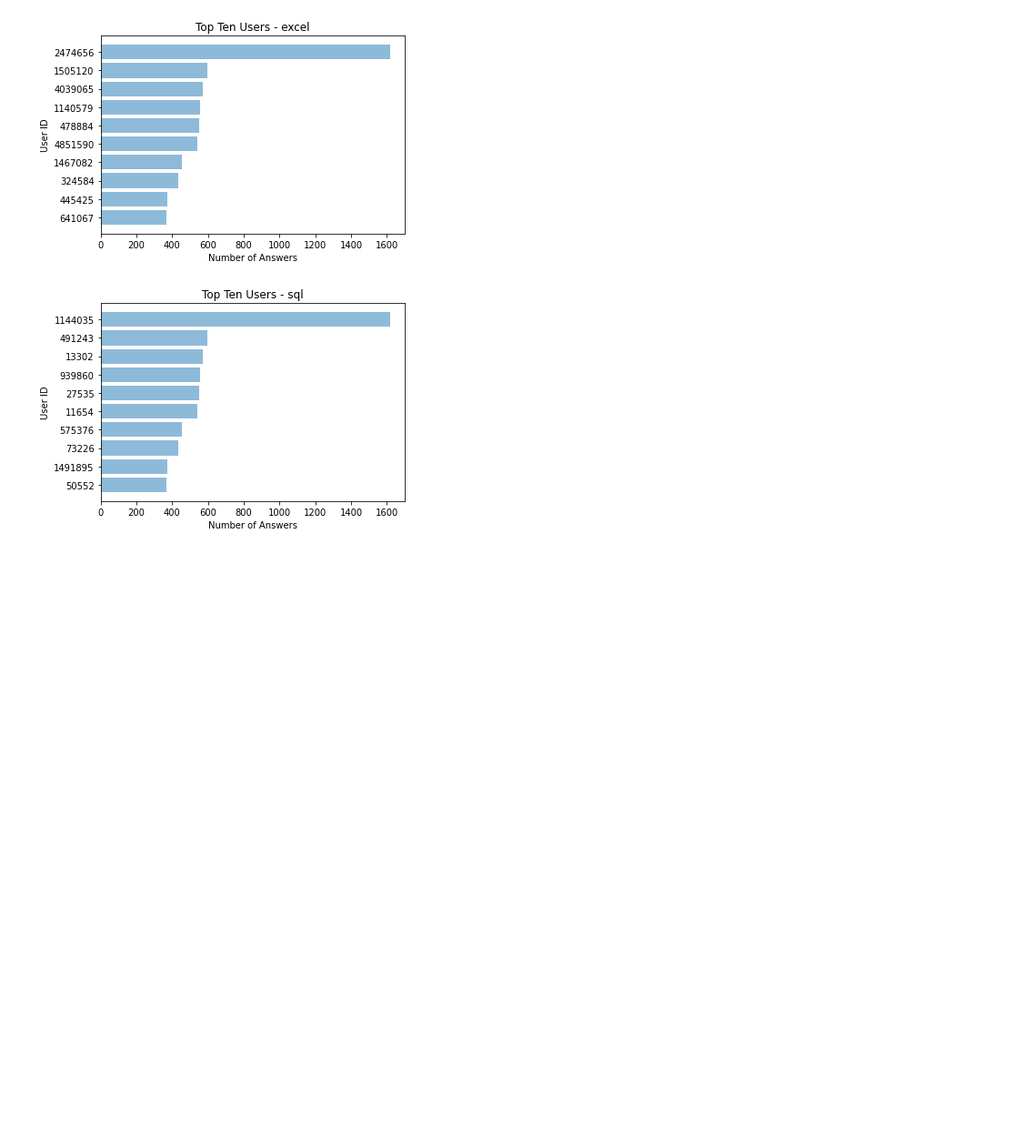
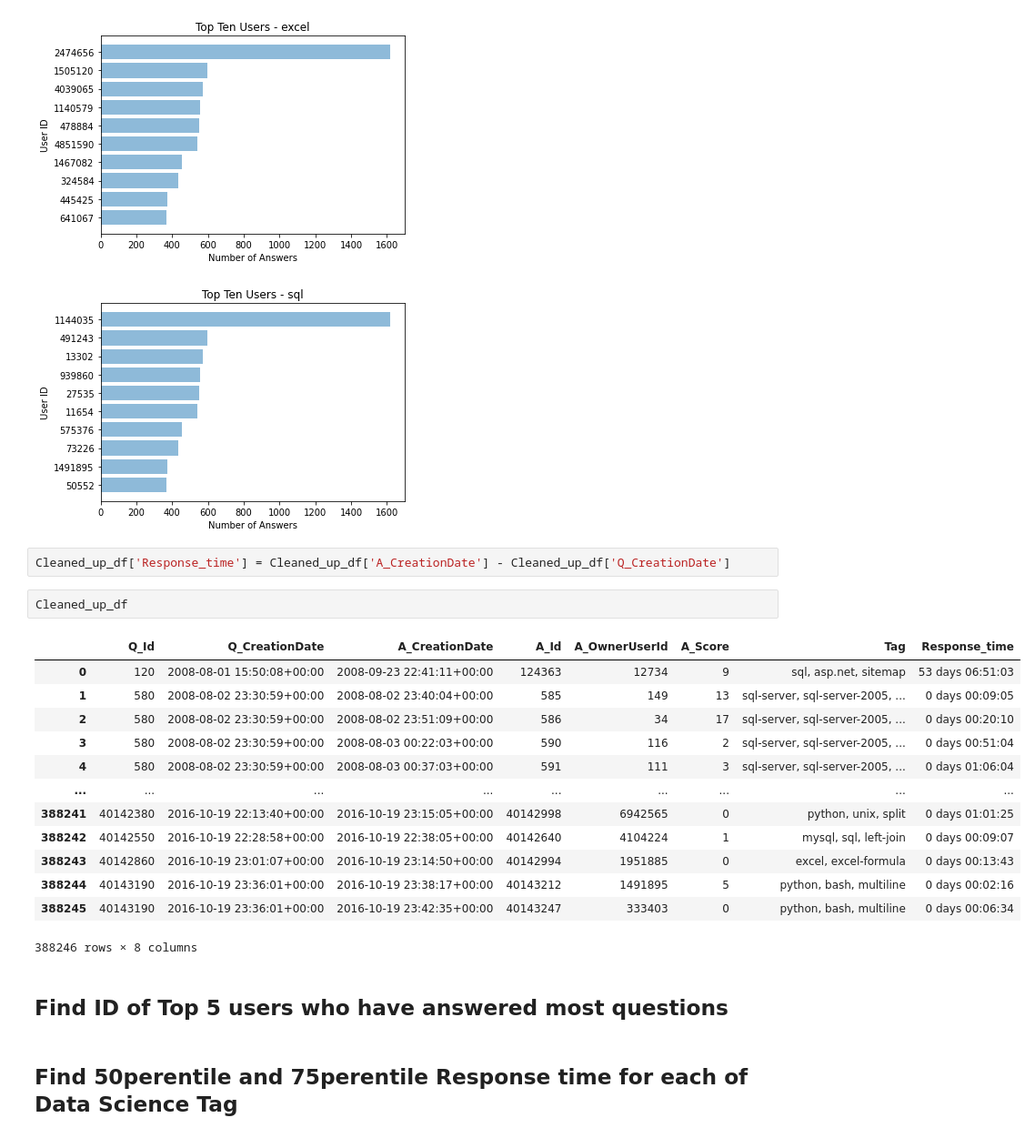
Before and after one commit to prajwalpai/Upgrad-Assignments, a Jupyter notebook: SO_Assignment.ipynb, the cells around one changed output. Shown: that part at 91% size. Drawn from its saved outputs; the diff is of its cells as text; blank space fills up the shorter version.

```diff
--- a/SO_Assignment.ipynb
+++ b/SO_Assignment.ipynb
@@ -541,3 +553,25 @@ for tag in ds_tags:
 [figure]
 [figure]
 [figure]
+# %%
+Cleaned_up_df['Response_time'] = Cleaned_up_df['A_CreationDate'] - Cleaned_up_df['Q_CreationDate']
+# %%
+Cleaned_up_df
+# %% [output]
+|  | Q_Id | Q_CreationDate | A_CreationDate | A_Id | A_OwnerUserId | A_Score | Tag | Response_time |
+| 0 | 120 | 2008-08-01 15:50:08+00:00 | 2008-09-23 22:41:11+00:00 | 124363 | 12734 | 9 | sql, asp.net, sitemap | 53 days 06:51:03 |
+| 1 | 580 | 2008-08-02 23:30:59+00:00 | 2008-08-02 23:40:04+00:00 | 585 | 149 | 13 | sql-server, sql-server-2005, ... | 0 days 00:09:05 |
+| 2 | 580 | 2008-08-02 23:30:59+00:00 | 2008-08-02 23:51:09+00:00 | 586 | 34 | 17 | sql-server, sql-server-2005, ... | 0 days 00:20:10 |
+| 3 | 580 | 2008-08-02 23:30:59+00:00 | 2008-08-03 00:22:03+00:00 | 590 | 116 | 2 | sql-server, sql-server-2005, ... | 0 days 00:51:04 |
+| 4 | 580 | 2008-08-02 23:30:59+00:00 | 2008-08-03 00:37:03+00:00 | 591 | 111 | 3 | sql-server, sql-server-2005, ... | 0 days 01:06:04 |
+| ... | ... | ... | ... | ... | ... | ... | ... | ... |
+| 388241 | 40142380 | 2016-10-19 22:13:40+00:00 | 2016-10-19 23:15:05+00:00 | 40142998 | 6942565 | 0 | python, unix, split | 0 days 01:01:25 |
+| 388242 | 40142550 | 2016-10-19 22:28:58+00:00 | 2016-10-19 22:38:05+00:00 | 40142640 | 4104224 | 1 | mysql, sql, left-join | 0 days 00:09:07 |
+| 388243 | 40142860 | 2016-10-19 23:01:07+00:00 | 2016-10-19 23:14:50+00:00 | 40142994 | 1951885 | 0 | excel, excel-formula | 0 days 00:13:43 |
+| 388244 | 40143190 | 2016-10-19 23:36:01+00:00 | 2016-10-19 23:38:17+00:00 | 40143212 | 1491895 | 5 | python, bash, multiline | 0 days 00:02:16 |
+| 388245 | 40143190 | 2016-10-19 23:36:01+00:00 | 2016-10-19 23:42:35+00:00 | 40143247 | 333403 | 0 | python, bash, multiline | 0 days 00:06:34 |
+388246 rows × 8 columns
+# %% [markdown]
+## Find ID of Top 5 users who have answered most questions
+# %% [markdown]
+## Find 50perentile and 75perentile Response time for each of Data Science Tag
```
Also changed, not shown: parts of 10 cells of this notebook.
